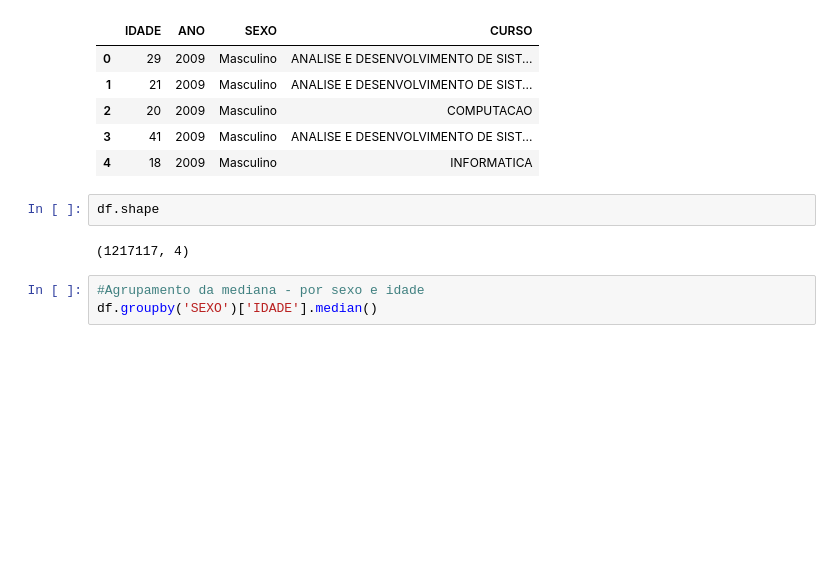
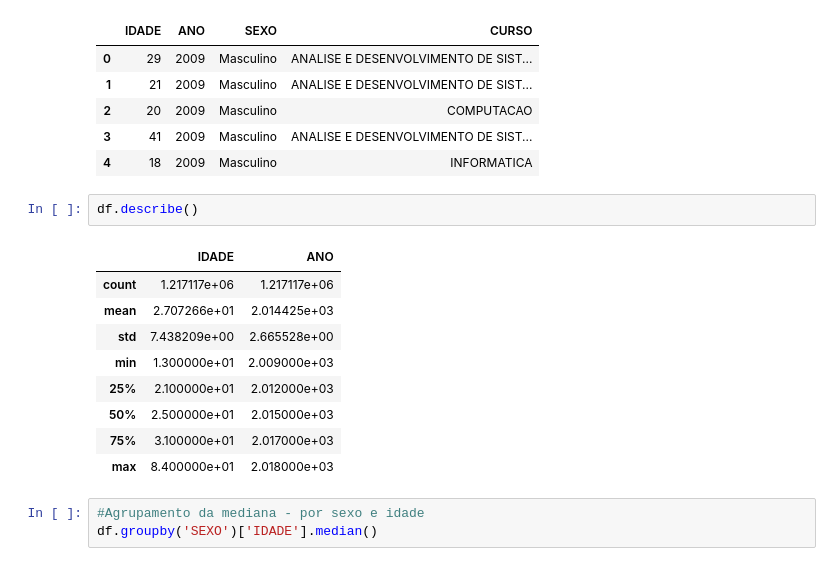
Before and after one commit to arcursino/tcc, a Jupyter notebook: TCC.ipynb, the cells around one changed output. Saved outputs shown, nothing was run; the diff lists cells and outputs as text; blank space fills up the shorter version.

```diff
--- a/TCC.ipynb
+++ b/TCC.ipynb
@@ -20,9 +20,17 @@ df.head()
 | 3 | 41 | 2009 | Masculino | ANALISE E DESENVOLVIMENTO DE SIST... |
 | 4 | 18 | 2009 | Masculino | INFORMATICA |
 # %%
-df.shape
+df.describe()
 # %% [output]
-(1217117, 4)
+|  | IDADE | ANO |
+| count | 1.217117e+06 | 1.217117e+06 |
+| mean | 2.707266e+01 | 2.014425e+03 |
+| std | 7.438209e+00 | 2.665528e+00 |
+| min | 1.300000e+01 | 2.009000e+03 |
+| 25% | 2.100000e+01 | 2.012000e+03 |
+| 50% | 2.500000e+01 | 2.015000e+03 |
+| 75% | 3.100000e+01 | 2.017000e+03 |
+| max | 8.400000e+01 | 2.018000e+03 |
 # %%
 #Agrupamento da mediana - por sexo e idade
 df.groupby('SEXO')['IDADE'].median()
```
Also changed, not shown: parts of 21 cells of this notebook.
